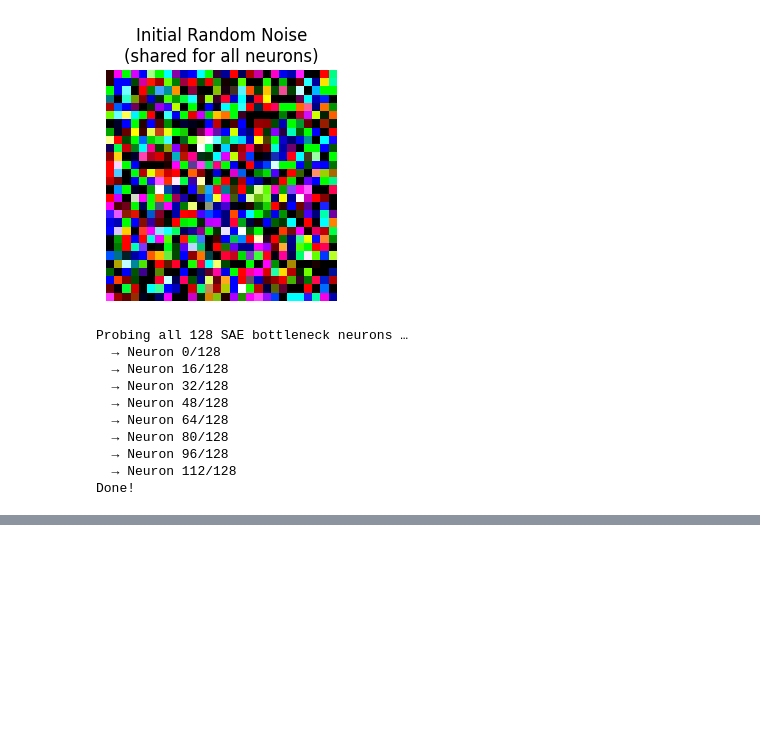
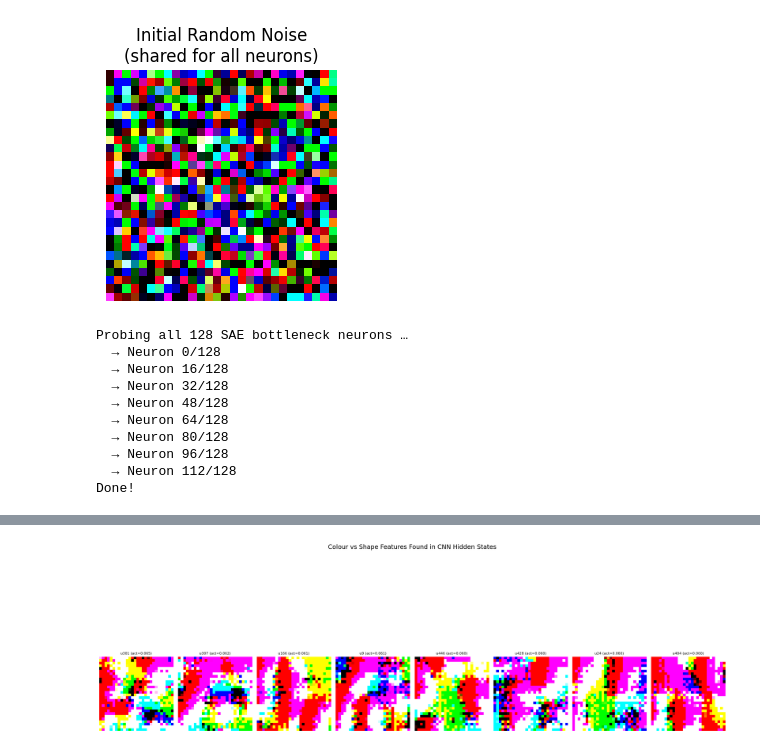
Before and after one commit to kmitvatsaveml/precogcvtask-unboxingblackbox-CNN-s, a Jupyter notebook: task6final.ipynb, the cells around one changed output, grey strips where cells are left out. Saved outputs shown, nothing was run; the diff lists cells and outputs as text; code cells hidden in the pictures; blank space fills up the shorter version.

```diff
--- a/task6final.ipynb
+++ b/task6final.ipynb
@@ -453,0 +753,32 @@ plt.show()
+# %%
+colour_neurons.sort(key=lambda x: x[1], reverse=True)
+shape_neurons.sort(key=lambda x: x[1], reverse=True)
+
+n_show = min(8, max(len(colour_neurons), len(shape_neurons)))
+fig, axes = plt.subplots(2, n_show, figsize=(2.5 * n_show, 6))
+
+for col in range(n_show):
+    ax = axes[0, col]
+    if col < len(colour_neurons):
+        idx, act = colour_neurons[col]
+        ax.imshow(probed_images[idx])
+        ax.set_title(f"u{idx} (act={act:.3f})", fontsize=8)
+    ax.axis('off')
+
+for col in range(n_show):
+    ax = axes[1, col]
+    if col < len(shape_neurons):
+        idx, act = shape_neurons[col]
+        ax.imshow(probed_images[idx])
+        ax.set_title(f"u{idx} (act={act:.3f})", fontsize=8)
+    ax.axis('off')
+
+axes[0, 0].set_ylabel("COLOUR\nneurons", fontsize=12, rotation=0, labelpad=60,
+                        va='center', fontweight='bold', color='red')
+axes[1, 0].set_ylabel("SHAPE\nneurons", fontsize=12, rotation=0, labelpad=60,
+                        va='center', fontweight='bold', color='blue')
+fig.suptitle("Colour vs Shape Features Found in CNN Hidden States",
+             fontsize=14, y=1.03)
+plt.tight_layout(); plt.show()
+# %% [output]
+[figure, added]
```
Also changed, not shown: parts of 27 cells of this notebook.
